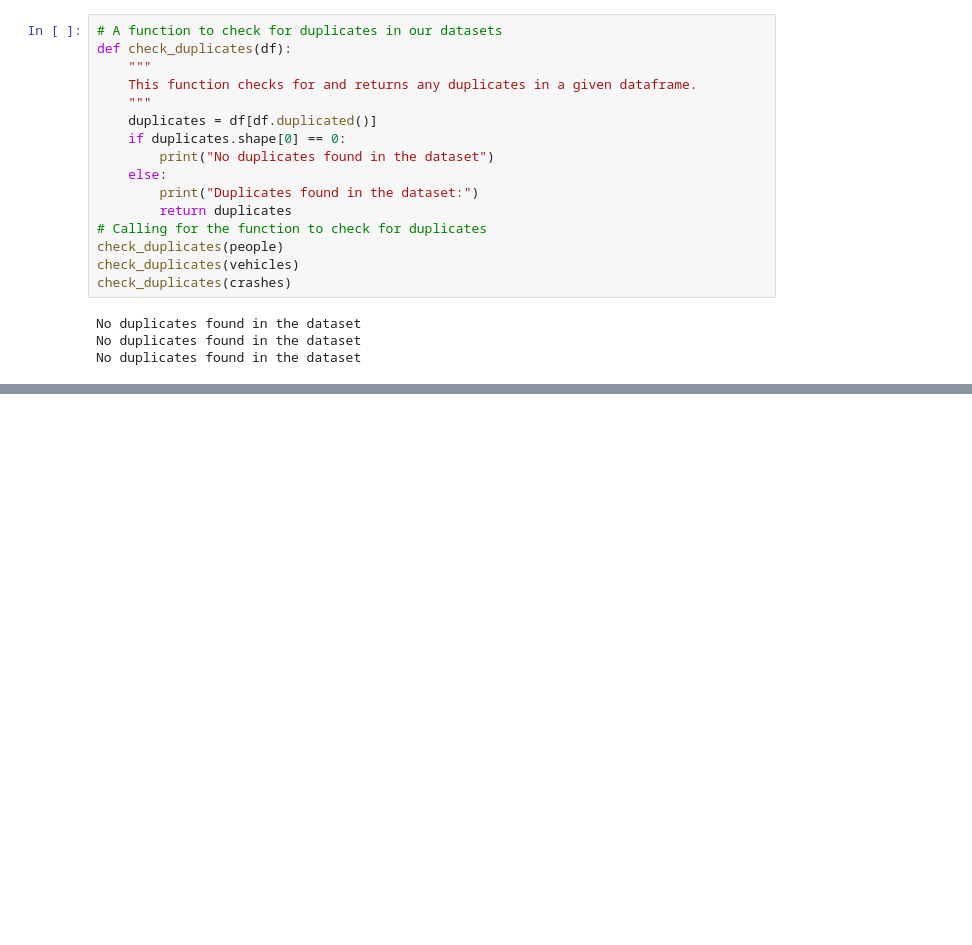
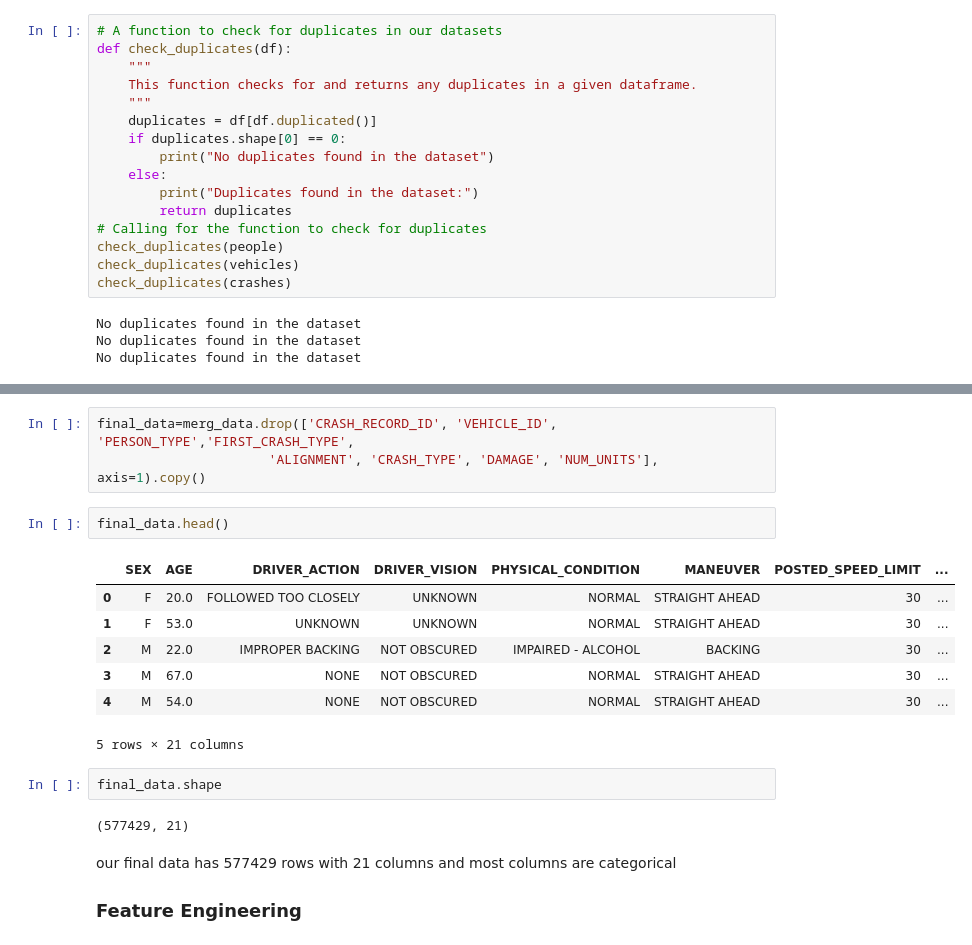
Before and after one commit to Lawez/phase-3-project, a Jupyter notebook: student.ipynb, the cells around one changed output, grey strips where cells are left out. Cells and saved outputs as stored; diff of their text form; blank space fills up the shorter version.

```diff
--- a/student.ipynb
+++ b/student.ipynb
@@ -275,0 +596,21 @@ display(check_missing_values(crashes))
+# %%
+final_data=merg_data.drop(['CRASH_RECORD_ID', 'VEHICLE_ID', 'PERSON_TYPE','FIRST_CRASH_TYPE',
+                      'ALIGNMENT', 'CRASH_TYPE', 'DAMAGE', 'NUM_UNITS'], axis=1).copy()
+# %%
+final_data.head()
+# %% [output]
+|  | SEX | AGE | DRIVER_ACTION | DRIVER_VISION | PHYSICAL_CONDITION | MANEUVER | POSTED_SPEED_LIMIT | ... |
+| 0 | F | 20.0 | FOLLOWED TOO CLOSELY | UNKNOWN | NORMAL | STRAIGHT AHEAD | 30 | ... |
+| 1 | F | 53.0 | UNKNOWN | UNKNOWN | NORMAL | STRAIGHT AHEAD | 30 | ... |
+| 2 | M | 22.0 | IMPROPER BACKING | NOT OBSCURED | IMPAIRED - ALCOHOL | BACKING | 30 | ... |
+| 3 | M | 67.0 | NONE | NOT OBSCURED | NORMAL | STRAIGHT AHEAD | 30 | ... |
+| 4 | M | 54.0 | NONE | NOT OBSCURED | NORMAL | STRAIGHT AHEAD | 30 | ... |
+5 rows × 21 columns
+# %%
+final_data.shape
+# %% [output]
+(577429, 21)
+# %% [markdown]
+our final data has 577429 rows with 21 columns and most columns are  categorical
+
+### Feature Engineering
```
Also changed, not shown: parts of 41 cells of this notebook.
